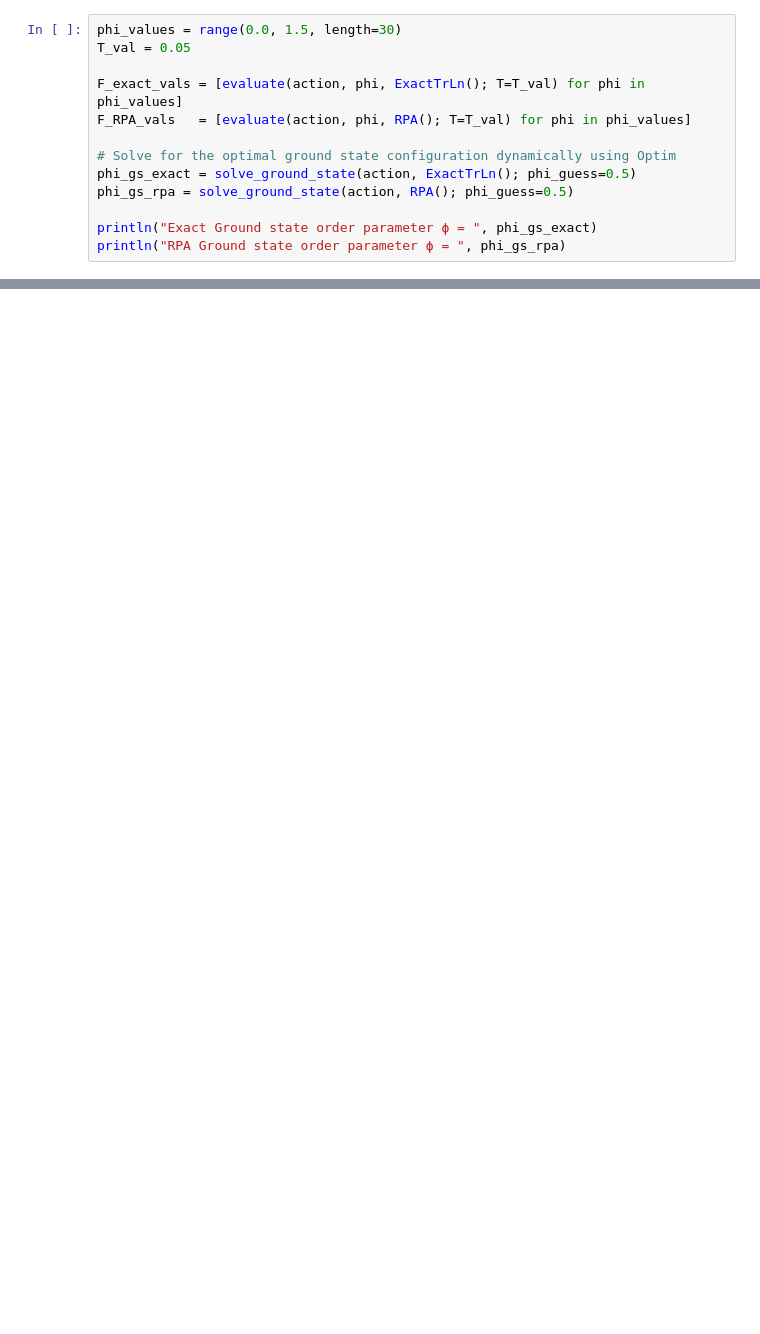
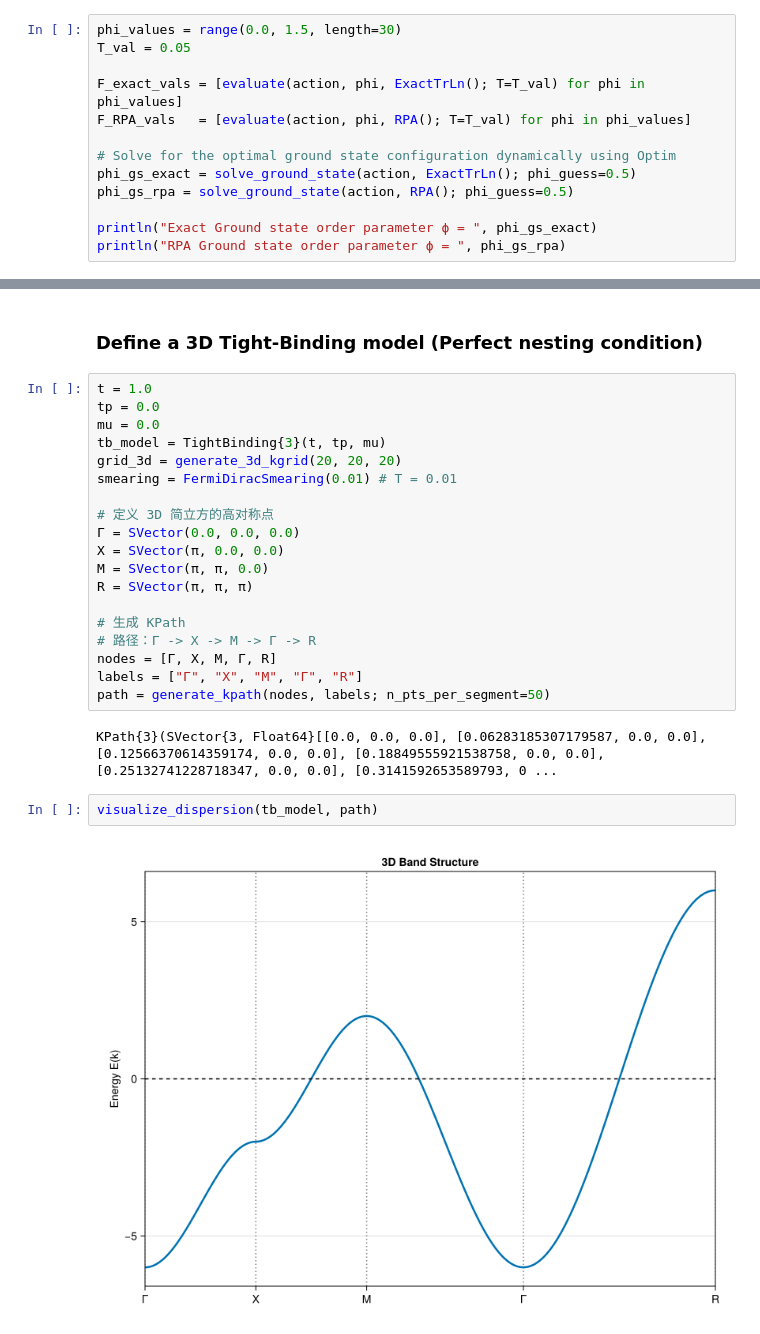
Before and after one commit to ymzhang0/Eliashberg, a Jupyter notebook: examples/ex1.ipynb, the cells around one changed output, grey strips where cells are left out. Cells and saved outputs as stored; diff of their text form; blank space fills up the shorter version.

```diff
--- a/examples/ex1.ipynb
+++ b/examples/ex1.ipynb
@@ -61,0 +123,27 @@ fig_bands
+# %% [markdown]
+### Define a 3D Tight-Binding model (Perfect nesting condition)
+# %%
+t = 1.0
+tp = 0.0
+mu = 0.0
+tb_model = TightBinding{3}(t, tp, mu)
+grid_3d = generate_3d_kgrid(20, 20, 20)
+smearing = FermiDiracSmearing(0.01) # T = 0.01
+
+# 定义 3D 简立方的高对称点
+Γ = SVector(0.0, 0.0, 0.0)
+X = SVector(π, 0.0, 0.0)
+M = SVector(π, π, 0.0)
+R = SVector(π, π, π)
+
+# 生成 KPath
+# 路径：Γ -> X -> M -> Γ -> R
+nodes = [Γ, X, M, Γ, R]
+labels = ["Γ", "X", "M", "Γ", "R"]
+path = generate_kpath(nodes, labels; n_pts_per_segment=50)
+# %% [output]
+KPath{3}(SVector{3, Float64}[[0.0, 0.0, 0.0], [0.06283185307179587, 0.0, 0.0], [0.12566370614359174, 0.0, 0.0], [0.18849555921538758, 0.0, 0.0], [0.25132741228718347, 0.0, 0.0], [0.3141592653589793, 0 ...
+# %%
+visualize_dispersion(tb_model, path)
+# %% [output]
+[figure, added]
```
Also changed, not shown: parts of 18 cells of this notebook, 13 other files.
